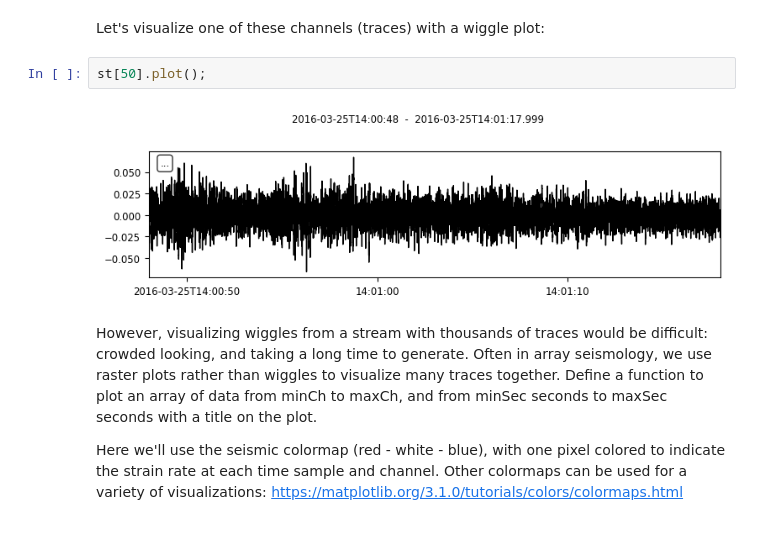
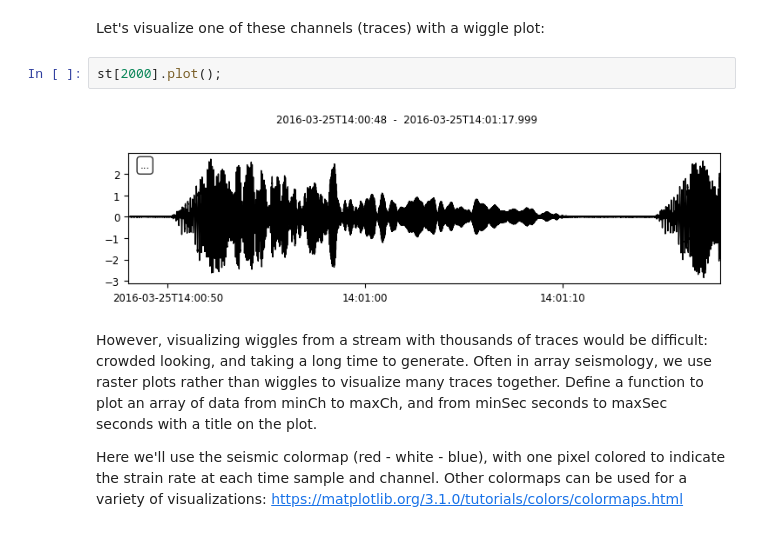
Before and after one commit to DAS-RCN/IntroToDASData, a Jupyter notebook: BradyHotSprings.ipynb, the cells around one changed output. Drawn from its saved outputs; the diff is of its cells as text.

```diff
--- a/BradyHotSprings.ipynb
+++ b/BradyHotSprings.ipynb
@@ -200,9 +198,9 @@ data array dimensions are: (8621, 30000)
 # %% [markdown]
 Let's visualize one of these channels (traces) with a wiggle plot:
 # %%
-st[50].plot();
+st[2000].plot();
 # %% [output]
-[figure, old version]
+[figure, new version]
 # %% [markdown]
 However, visualizing wiggles from a stream with thousands of traces would be difficult: crowded looking, and taking a long time to generate. Often in array  seismology, we use raster plots rather than wiggles to visualize many traces together. Define a function to plot an array of data from minCh to maxCh, and from minSec seconds to maxSec seconds with a title on the plot.
 
```
Also changed, not shown: parts of 2 cells of this notebook.
